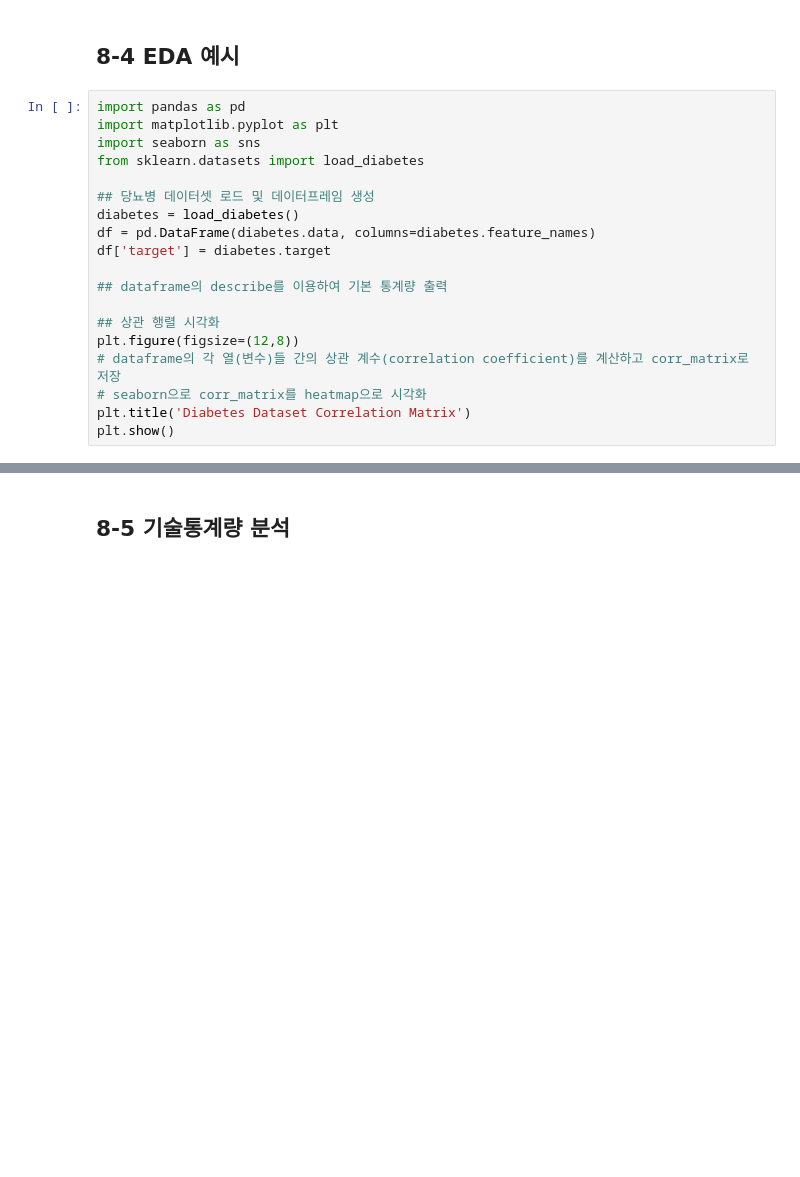
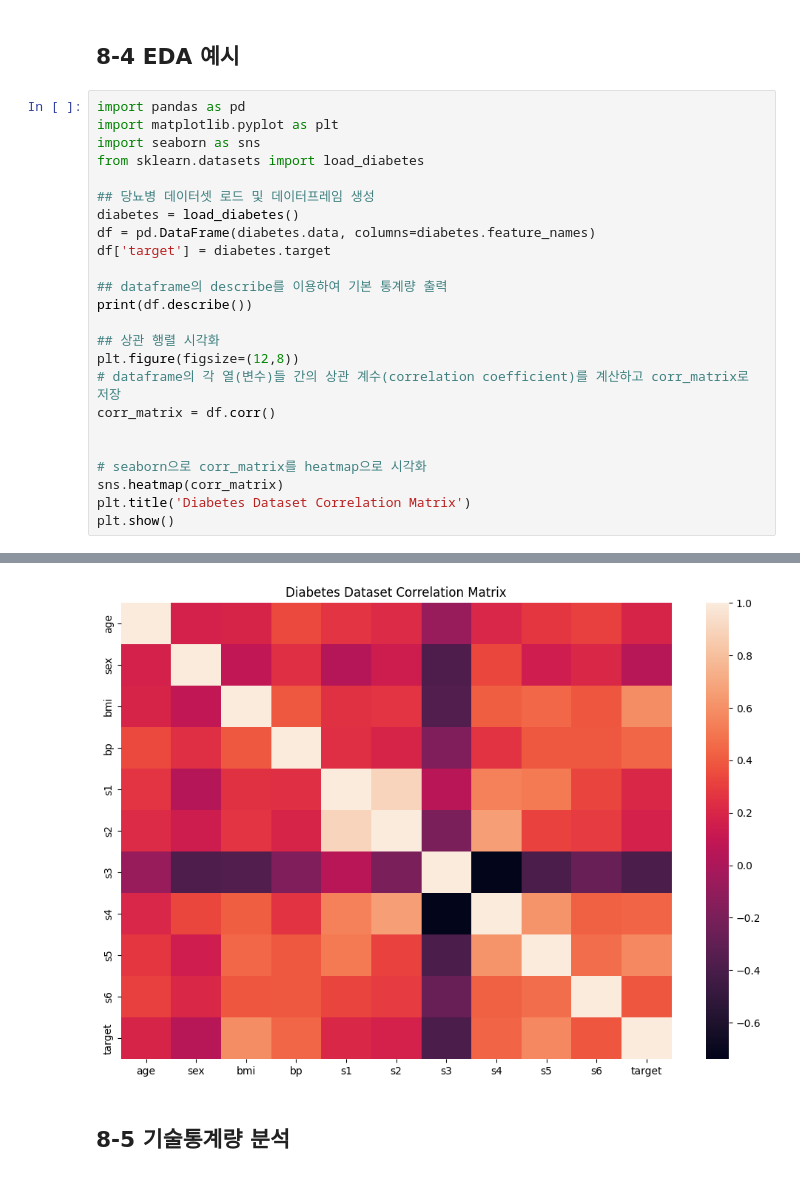
Before and after one commit to sosoyoonn/Data-Analysis-with-Open-Source, a Jupyter notebook: 오픈소스_데이터_분석_8강.ipynb, the cells around one changed output, grey strips where cells are left out. Saved outputs shown, nothing was run; the diff lists cells and outputs as text; blank space fills up the shorter version.

```diff
--- a/오픈소스_데이터_분석_8강.ipynb
+++ b/오픈소스_데이터_분석_8강.ipynb
@@ -140,10 +140,16 @@ df = pd.DataFrame(diabetes.data, columns=diabetes.feature_names)
 df['target'] = diabetes.target
 
 ## dataframe의 describe를 이용하여 기본 통계량 출력
+print(df.describe())
 
 ## 상관 행렬 시각화
 plt.figure(figsize=(12,8))
 # dataframe의 각 열(변수)들 간의 상관 계수(correlation coefficient)를 계산하고 corr_matrix로 저장
+corr_matrix = df.corr()
+
+
 # seaborn으로 corr_matrix를 heatmap으로 시각화
+sns.heatmap(corr_matrix)
 plt.title('Diabetes Dataset Correlation Matrix')
 plt.show()
+# %% [output]
@@ -150,3 +173,4 @@ plt.show()
+[figure, added]
 # %% [markdown]
 ## 8-5 기술통계량 분석
 # %%
```
Also changed, not shown: parts of 6 cells of this notebook.
